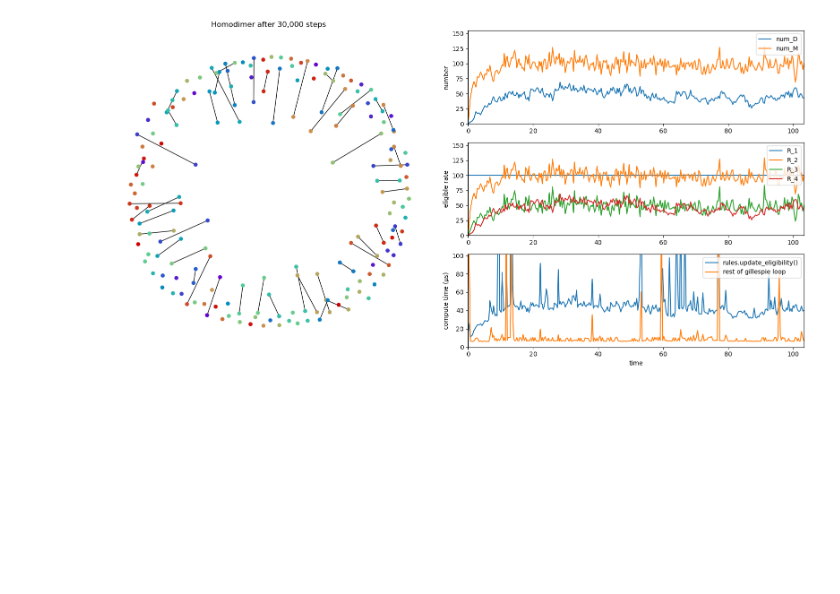
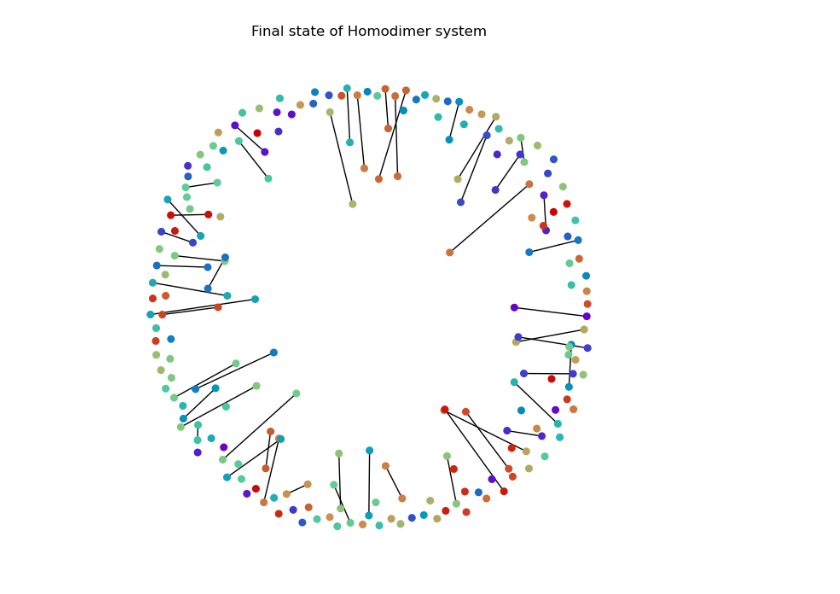
Before and after one commit to Rebecca-J-Rousseau/RousseauKinney2024_algebra, a Jupyter notebook: fast_gillespie/fast_homodimer.ipynb, the cells around one changed output. Saved outputs shown, nothing was run; the diff lists cells and outputs as text; code cells hidden in the pictures; blank space fills up the shorter version.

Commit message:
Added heterodimer and occlusive binding. Also separated networkx plots from summary stats.

```diff
--- a/fast_gillespie/fast_homodimer.ipynb
+++ b/fast_gillespie/fast_homodimer.ipynb
@@ -55,9 +62,4 @@ mean_num_interactions =  50.0
 # %%
-# Define, initialize, and run simulation
-sim = fg.Simulation(space=space, rules=rules, custom_stats_func=summary_stats_func)
-sim.initialize_state()
-sim.run(num_steps=30_000, record_every=100)
-
-fgv.show_sim_stats(sim, particle=A, interaction=I, directed=False, x_is_time=True, system_name='Homodimer')
+fgv.plot_state(particle=A, interaction=I, directed=False, system_name='Homodimer')
 # %% [output]
-[figure, old version]
+[figure, new version]
```
Also changed, not shown: parts of 2 cells of this notebook, 5 other files.
